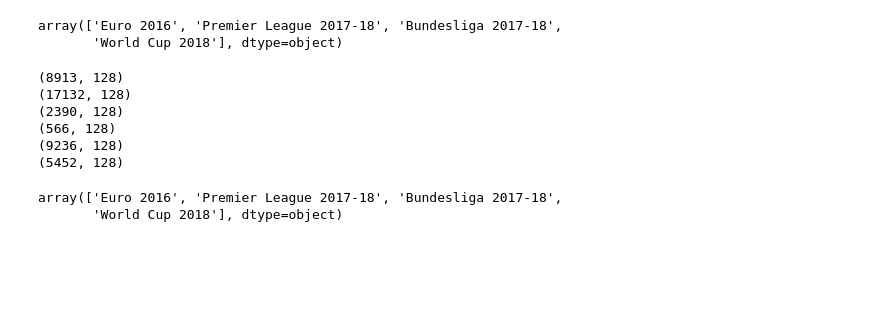
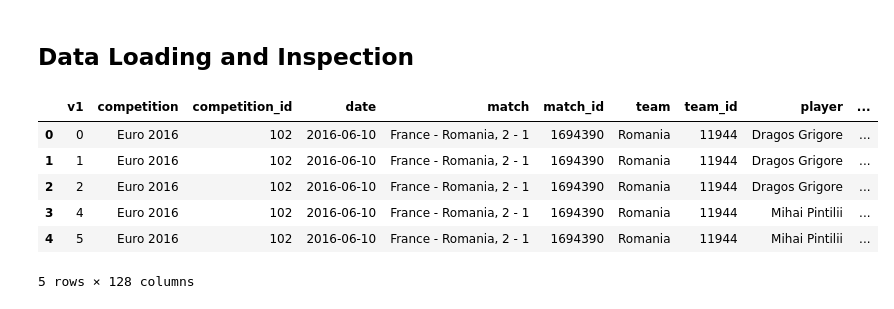
Before and after one commit to ahmetayrnc/supercrunchers, a Jupyter notebook: analysis.ipynb, the cells around one changed output. Drawn from its saved outputs; the diff is of its cells as text; code cells hidden in the pictures; blank space fills up the shorter version.

```diff
--- a/analysis.ipynb
+++ b/analysis.ipynb
@@ -20,3 +31,5 @@ from category_encoders.target_encoder import TargetEncoder
+# %% [markdown]
+## Data Loading and Inspection
 # %%
 # Get the dataset
 file_path = 'data/soccer_data.dta'
@@ -26,28 +40,10 @@ df_all.to_csv(csv_path)
-# %%
-df_all['competition'].unique()
-# %% [output]
-array(['Euro 2016', 'Premier League 2017-18', 'Bundesliga 2017-18',
-       'World Cup 2018'], dtype=object)
-# %%
-# Choose the ratings
-df_kik = df_all[df_all['rat'] == 'Kicker']
-df_who = df_all[df_all['rat'] == 'WhoScored']
-df_sof = df_all[df_all['rat'] == 'SofaScore'] # not enough data to do anything useful
-df_grd = df_all[df_all['rat'] == 'The Guardian'] # not enough data to do anything useful
-df_sky = df_all[df_all['rat'] == 'SkySports']
-df_bld = df_all[df_all['rat'] == 'Bild'] # not enough data to do anything useful
-print(df_kik.shape)
-print(df_who.shape)
-print(df_sof.shape)
-print(df_grd.shape)
-print(df_sky.shape)
-print(df_bld.shape)
-# %% [output]
-(8913, 128)
-(17132, 128)
-(2390, 128)
-(566, 128)
-(9236, 128)
-(5452, 128)
-array(['Euro 2016', 'Premier League 2017-18', 'Bundesliga 2017-18',
-       'World Cup 2018'], dtype=object)
+# %%
+df_all.head()
+# %% [output]
+|  | v1 | competition | competition_id | date | match | match_id | team | team_id | player | ... |
+| 0 | 0 | Euro 2016 | 102 | 2016-06-10 | France - Romania, 2 - 1 | 1694390 | Romania | 11944 | Dragos Grigore | ... |
+| 1 | 1 | Euro 2016 | 102 | 2016-06-10 | France - Romania, 2 - 1 | 1694390 | Romania | 11944 | Dragos Grigore | ... |
+| 2 | 2 | Euro 2016 | 102 | 2016-06-10 | France - Romania, 2 - 1 | 1694390 | Romania | 11944 | Dragos Grigore | ... |
+| 3 | 4 | Euro 2016 | 102 | 2016-06-10 | France - Romania, 2 - 1 | 1694390 | Romania | 11944 | Mihai Pintilii | ... |
+| 4 | 5 | Euro 2016 | 102 | 2016-06-10 | France - Romania, 2 - 1 | 1694390 | Romania | 11944 | Mihai Pintilii | ... |
+5 rows × 128 columns
```
Also changed, not shown: parts of 20 cells of this notebook, 4 other files.
